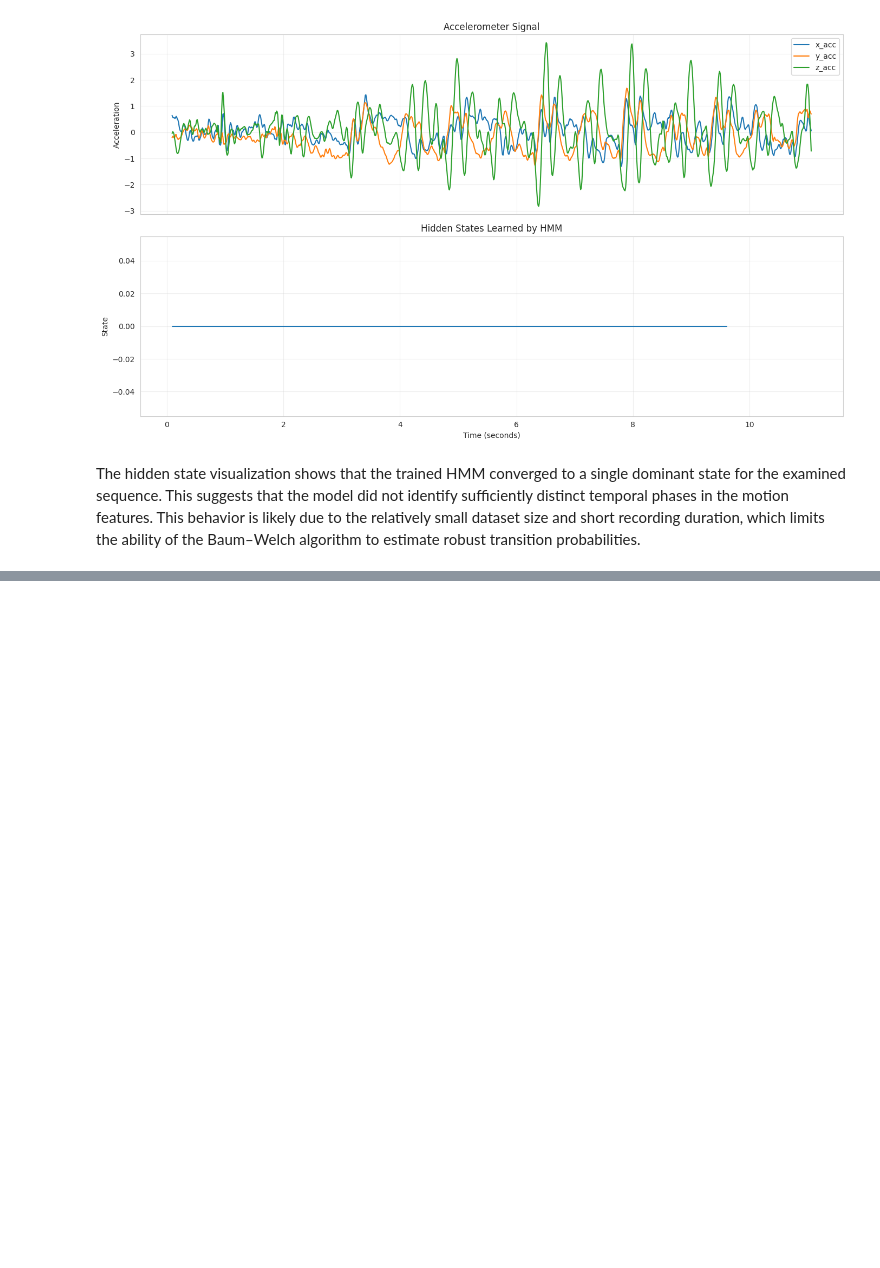
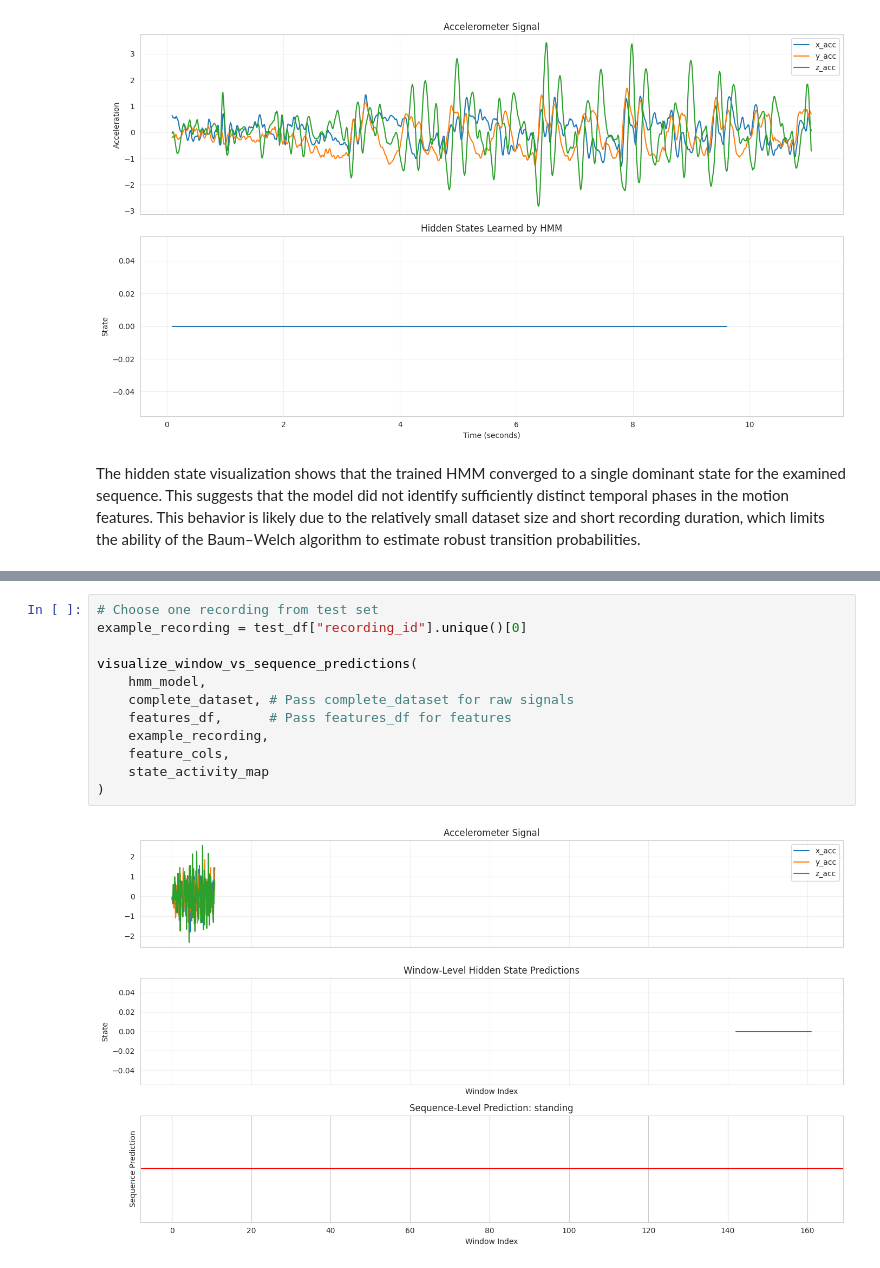
Before and after one commit to lemwaizz/formative2_G35, a Jupyter notebook: Formative_2_state_persistence.ipynb, the cells around one changed output, grey strips where cells are left out. Drawn from its saved outputs; the diff is of its cells as text; blank space fills up the shorter version.

```diff
--- a/Formative_2_state_persistence.ipynb
+++ b/Formative_2_state_persistence.ipynb
@@ -1155,0 +1313,14 @@ The hidden state visualization shows that the trained HMM converged to a single
+# %%
+# Choose one recording from test set
+example_recording = test_df["recording_id"].unique()[0]
+
+visualize_window_vs_sequence_predictions(
+    hmm_model,
+    complete_dataset, # Pass complete_dataset for raw signals
+    features_df,      # Pass features_df for features
+    example_recording,
+    feature_cols,
+    state_activity_map
+)
+# %% [output]
+[figure, added]
```
Also changed, not shown: parts of 7 cells of this notebook.
